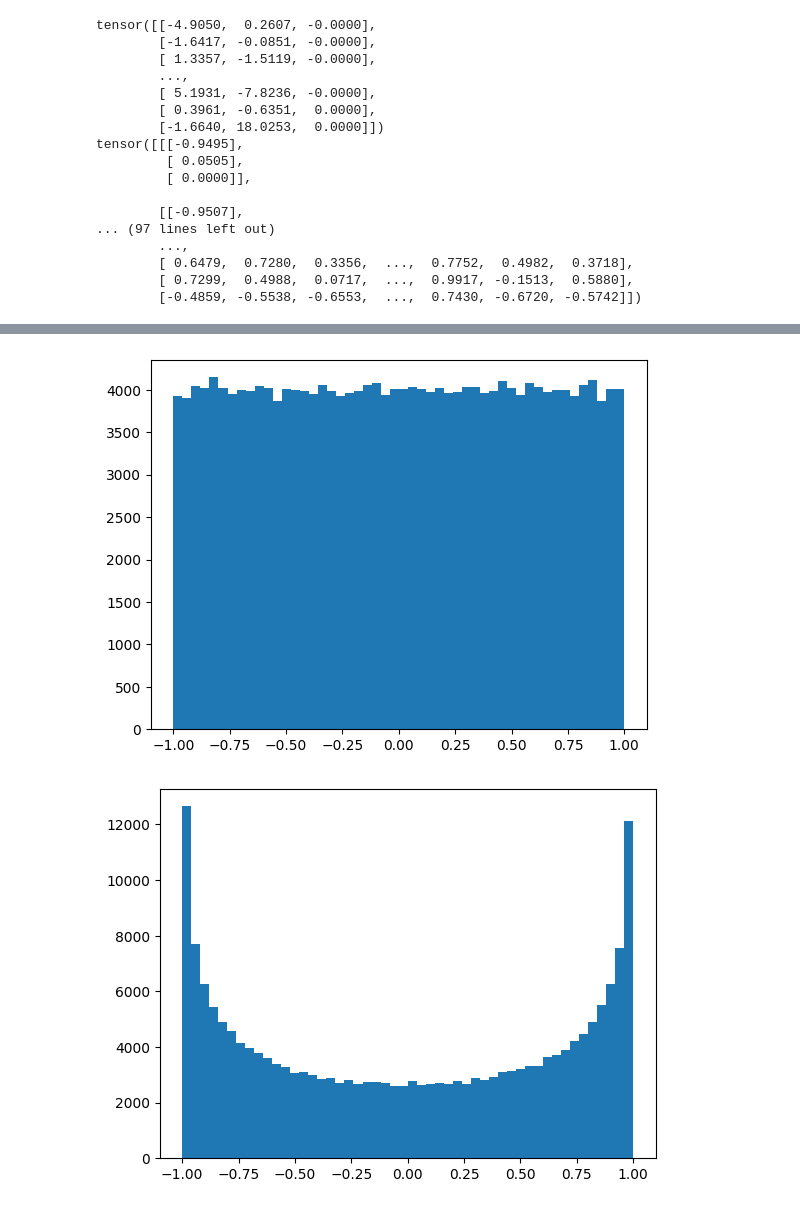
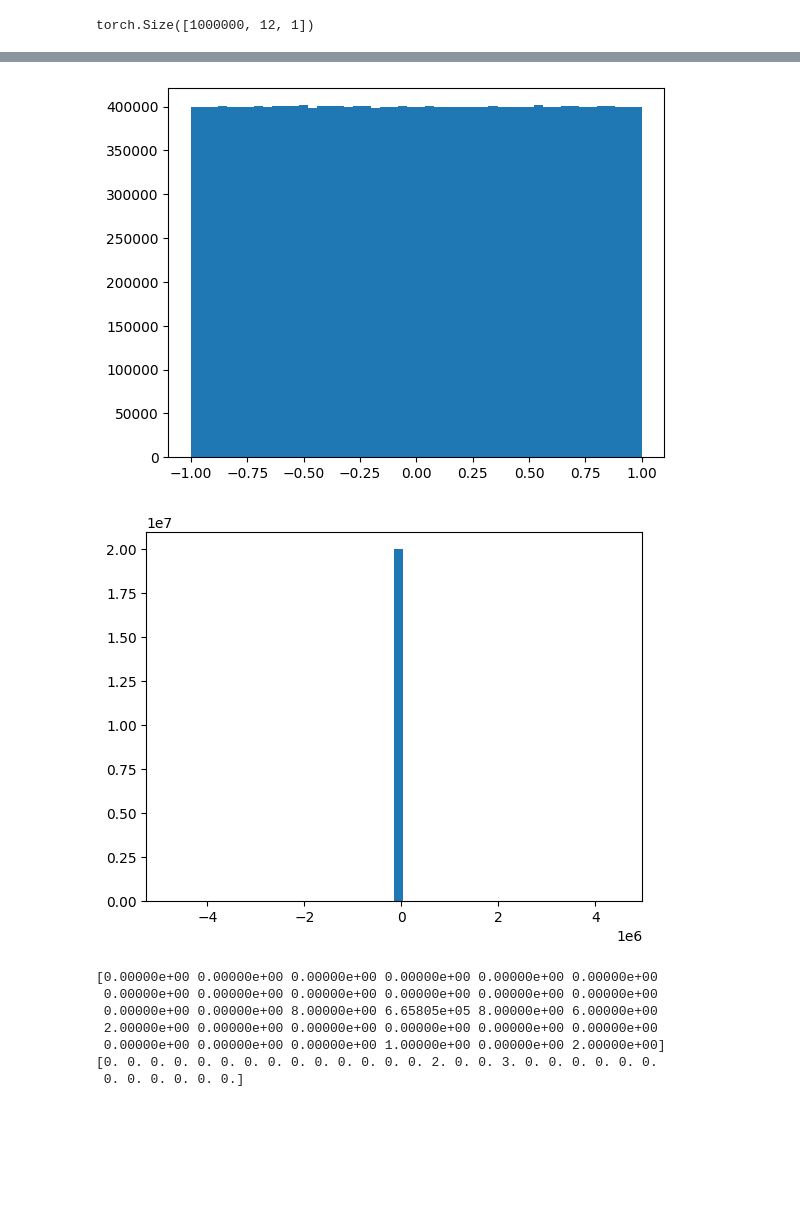
Before and after one commit to wilcoxsonm21/CS182Project, a Jupyter notebook: src/explore_polynomial_generation.ipynb, the cells around one changed output, grey strips where cells are left out. Cells and saved outputs as stored; diff of their text form; code cells hidden in the pictures; blank space fills up the shorter version.

```diff
--- a/src/explore_polynomial_generation.ipynb
+++ b/src/explore_polynomial_generation.ipynb
@@ -45,8 +33,8 @@ torch.Size([10000000])
 # %%
 import numpy as np
 from tasks import get_task_sampler, ChebyshevKernelLinearRegression
-data =  data_sampler.sample_xs(20, 10000, 1)
-task = ChebyshevKernelLinearRegression(n_dims=1, batch_size=10000, basis_dim=2, different_degrees=True, lowest_degree=4, highest_degree=4)
+data =  data_sampler.sample_xs(20, 1000000, 1)
+task = ChebyshevKernelLinearRegression(n_dims=1, batch_size=1000000, basis_dim=11, different_degrees=True, lowest_degree=8, highest_degree=8)
 ys = task.evaluate(data).squeeze()
 ys = ys.reshape(-1)
 data = data.reshape(-1)
@@ -62,29 +50,15 @@ selected_ys = ys[data < 0.5]
 selected_data = data[data < 0.5]
 fig = plt.figure()
 ax = fig.add_subplot(111)
-counts,xedges,yedges,img = ax.hist2d(data,ys, bins=[30,30])
+
+counts,xedges,yedges,img = ax.hist2d(data, ys, bins=[30,30])
+print(counts[0])
+print(counts[:, 0])
 plt.xlabel("x")
 plt.ylabel("y")
 plt.title("Histogram of (x, y) values from 20 points from 1 Million Sampled Polynomials")
-plt.ylim([-1, 1])
 plt.xlim([-1, 1])
 plt.colorbar(img)
 plt.show()
 # %% [output]
-tensor([[-4.9050,  0.2607, -0.0000],
-        [-1.6417, -0.0851, -0.0000],
-        [ 1.3357, -1.5119, -0.0000],
-        ...,
-        [ 5.1931, -7.8236, -0.0000],
-        [ 0.3961, -0.6351,  0.0000],
-        [-1.6640, 18.0253,  0.0000]])
-tensor([[[-0.9495],
-         [ 0.0505],
-         [ 0.0000]],
-
-        [[-0.9507],
-... (97 lines left out)
-        ...,
-        [ 0.6479,  0.7280,  0.3356,  ...,  0.7752,  0.4982,  0.3718],
-        [ 0.7299,  0.4988,  0.0717,  ...,  0.9917, -0.1513,  0.5880],
-        [-0.4859, -0.5538, -0.6553,  ...,  0.7430, -0.6720, -0.5742]])
+torch.Size([1000000, 12, 1])
@@ -92,2 +66,9 @@ tensor([[[-0.9495],
-[figure, old version]
+[figure, new version]
-[figure, old version]
+[figure, new version]
+[0.00000e+00 0.00000e+00 0.00000e+00 0.00000e+00 0.00000e+00 0.00000e+00
+ 0.00000e+00 0.00000e+00 0.00000e+00 0.00000e+00 0.00000e+00 0.00000e+00
+ 0.00000e+00 0.00000e+00 8.00000e+00 6.65805e+05 8.00000e+00 6.00000e+00
+ 2.00000e+00 0.00000e+00 0.00000e+00 0.00000e+00 0.00000e+00 0.00000e+00
+ 0.00000e+00 0.00000e+00 0.00000e+00 1.00000e+00 0.00000e+00 2.00000e+00]
+[0. 0. 0. 0. 0. 0. 0. 0. 0. 0. 0. 0. 0. 0. 2. 0. 0. 3. 0. 0. 0. 0. 0. 0.
+ 0. 0. 0. 0. 0. 0.]
```
Also changed, not shown: parts of 3 cells of this notebook, 5 other files.
